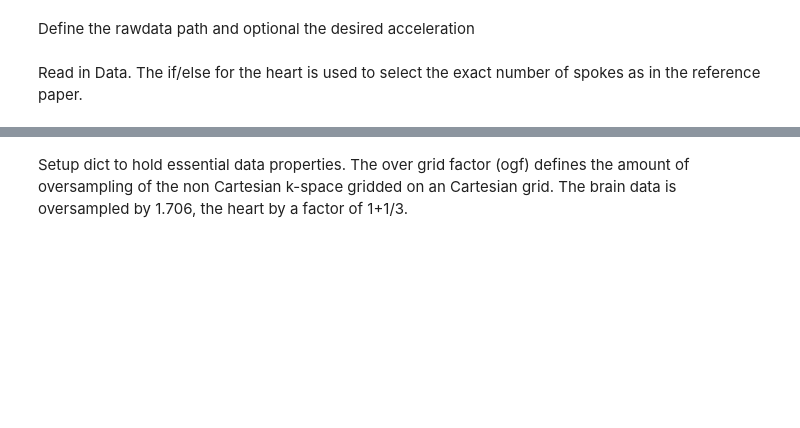
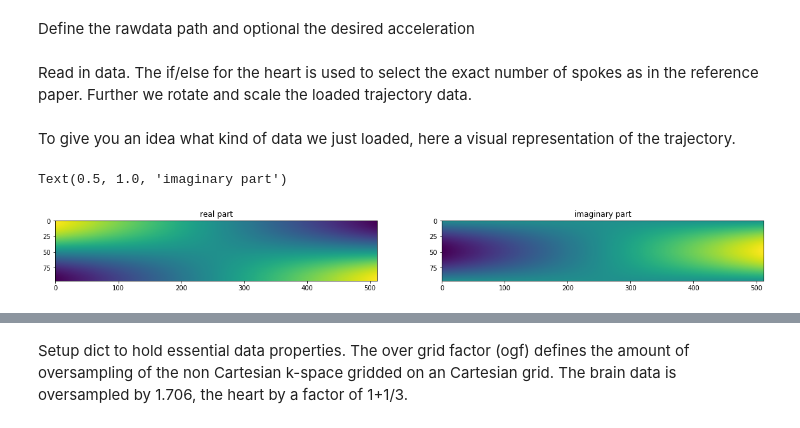
Before and after one commit to ISMRM/rrsg_challenge_01, a Jupyter notebook: python/rrsg_cgreco/step_by_step_recon.ipynb, the cells around one changed output, grey strips where cells are left out. Saved outputs shown, nothing was run; the diff lists cells and outputs as text; code cells hidden in the pictures; blank space fills up the shorter version.

Commit message:
minor changes to step by step guide, mostly aestetics and an extra plotting function

```diff
--- a/python/rrsg_cgreco/step_by_step_recon.ipynb
+++ b/python/rrsg_cgreco/step_by_step_recon.ipynb
@@ -10,10 +15,10 @@ Define the rawdata path and optional the desired acceleration
     path = 'rawdata_brain_radial_96proj_12ch.h5'
     acc = 1
 # %% [markdown]
-Read in Data. The if/else for the heart is used to select the exact number of spokes as in the reference paper.
+Read in data. The if/else for the heart is used to select the exact number of spokes as in the reference paper. Further we rotate and scale the loaded trajectory data.
 # %%
-    if path == '':
-        raise ValueError("No data file specified")
+    if not os.path.isfile(path):
+        raise ValueError("Data file does not exist")
 
     name = os.path.normpath(path)
     h5_dataset = h5py.File(name, 'r')
@@ -22,37 +27,39 @@ Read in Data. The if/else for the heart is used to select the exact number of sp
 
     if "heart" in name:
         if acc == 2:
-            trajectory = h5_dataset.get(h5_dataset_trajectory_name)[
-                :, :, :33]
-            rawdata = h5_dataset.get(h5_dataset_rawdata_name)[
-                :, :, :33, :]
+            trajectory = h5_dataset.get(h5_dataset_trajectory_name)[:, :, :33]
+            rawdata = h5_dataset.get(h5_dataset_rawdata_name)[:, :, :33, :]
         elif acc == 3:
-            trajectory = h5_dataset.get(h5_dataset_trajectory_name)[
-                :, :, :22]
-            rawdata = h5_dataset.get(h5_dataset_rawdata_name)[
-                :, :, :22, :]
+            trajectory = h5_dataset.get(h5_dataset_trajectory_name)[:, :, :22]
+            rawdata = h5_dataset.get(h5_dataset_rawdata_name)[:, :, :22, :]
         elif acc == 4:
-            trajectory = h5_dataset.get(h5_dataset_trajectory_name)[
-                :, :, :11]
-            rawdata = h5_dataset.get(h5_dataset_rawdata_name)[
-                :, :, :11, :]
+            trajectory = h5_dataset.get(h5_dataset_trajectory_name)[:, :, :11]
+            rawdata = h5_dataset.get(h5_dataset_rawdata_name)[:, :, :11, :]
         else:
             trajectory = h5_dataset.get(h5_dataset_trajectory_name)[...]
             rawdata = h5_dataset.get(h5_dataset_rawdata_name)[...]
     else:
-        trajectory = h5_dataset.get(h5_dataset_trajectory_name)[
-            :, :, ::acc]
-        rawdata = h5_dataset.get(h5_dataset_rawdata_name)[
-            :, :, ::acc, :]
+        trajectory = h5_dataset.get(h5_dataset_trajectory_name)[:, :, ::acc]
+        rawdata = h5_dataset.get(h5_dataset_rawdata_name)[:, :, ::acc, :]
 
     # Squeeze dummy dimension and transpose to C-style ordering.
     rawdata = np.squeeze(rawdata.T)
 
     # Norm Trajectory to the range of (-1/2)/(1/2)
-    trajectory = np.require((
-        trajectory[0]/(2*np.max(trajectory[0])) +
-        1j*trajectory[1]/(2*np.max(trajectory[0]))).T,
-                   requirements='C')
+    max_trajectory = 2 * np.max(trajectory[0])
+    trajectory = np.require((trajectory[0]/max_trajectory + 1j * trajectory[1]/max_trajectory).T, requirements='C')
 
     # Close file after everything was read
     h5_dataset.close()
+# %% [markdown]
+To give you an idea what kind of data we just loaded, here a visual representation of the trajectory.
+# %%
+    # Comment: this is just a simple method.. could think of something better
+    fig, ax = plt.subplots(1, 2, figsize=(20,20))
+    ax[0].imshow(np.real(trajectory))
+    ax[0].set_title('real part')
+    ax[1].imshow(np.imag(trajectory))
+    ax[1].set_title('imaginary part')
+# %% [output]
+Text(0.5, 1.0, 'imaginary part')
+[figure, added]
```
Also changed, not shown: parts of 6 cells of this notebook, 8 other files.
